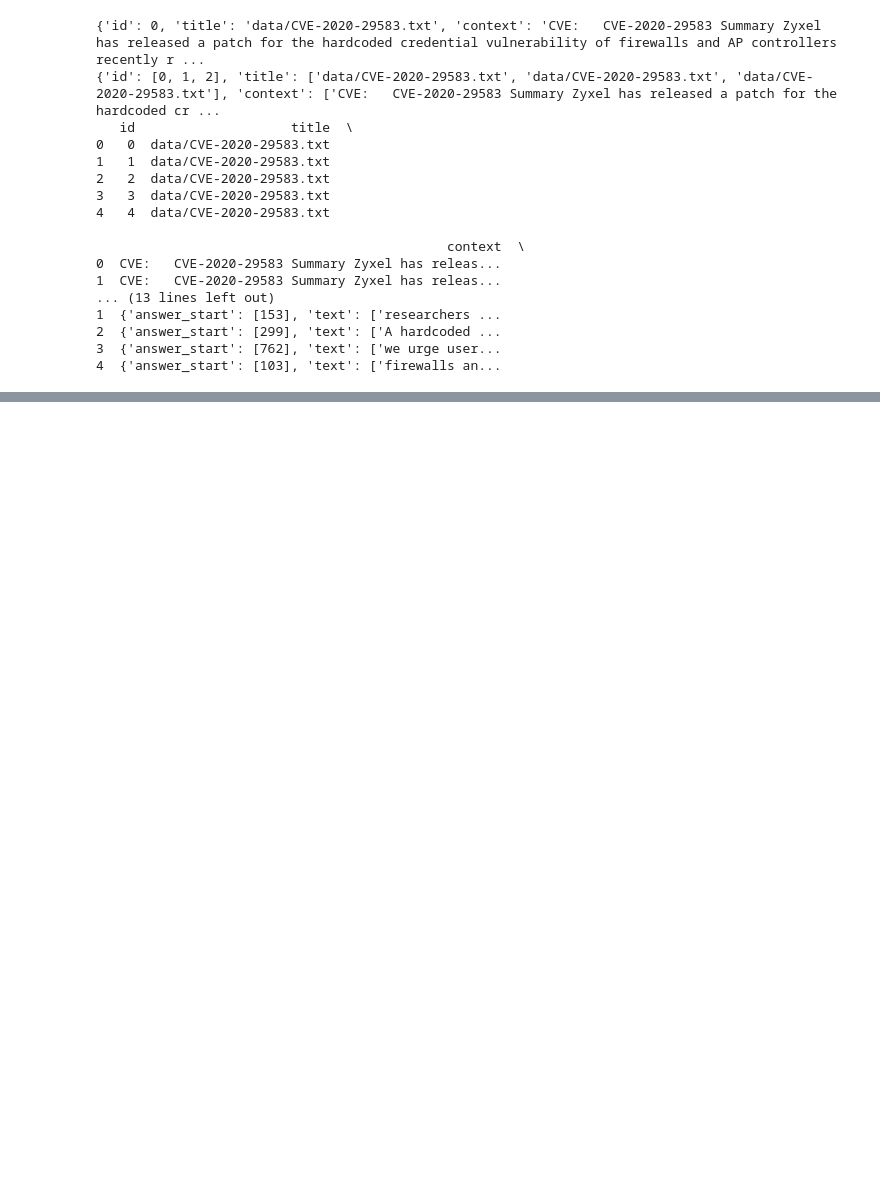
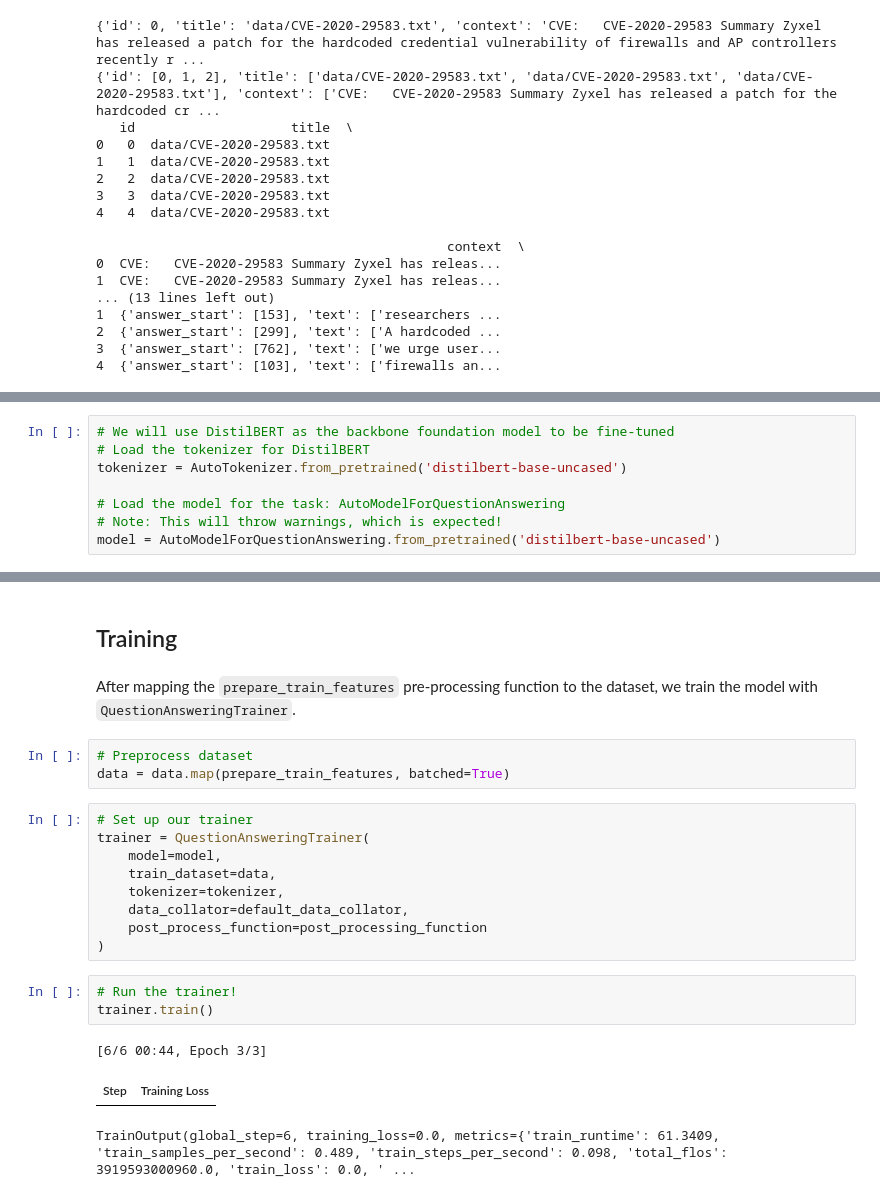
Before and after one commit to mxagar/rag-app-examples, a Jupyter notebook: qa-finetuning/qa_finetuning.ipynb, the cells around one changed output, grey strips where cells are left out. Saved outputs shown, nothing was run; the diff lists cells and outputs as text; blank space fills up the shorter version.

```diff
--- a/qa-finetuning/qa_finetuning.ipynb
+++ b/qa-finetuning/qa_finetuning.ipynb
@@ -141,0 +152,8 @@ print(df.head())
+# %%
+# We will use DistilBERT as the backbone foundation model to be fine-tuned
+# Load the tokenizer for DistilBERT
+tokenizer = AutoTokenizer.from_pretrained('distilbert-base-uncased')
+
+# Load the model for the task: AutoModelForQuestionAnswering
+# Note: This will throw warnings, which is expected!
+model = AutoModelForQuestionAnswering.from_pretrained('distilbert-base-uncased')
@@ -141,0 +519,23 @@ print(df.head())
+# %% [markdown]
+## Training
+# %% [markdown]
+After mapping the `prepare_train_features` pre-processing function to the dataset, we train the model with `QuestionAnsweringTrainer`.
+# %%
+# Preprocess dataset
+data = data.map(prepare_train_features, batched=True)
+# %%
+# Set up our trainer
+trainer = QuestionAnsweringTrainer(
+    model=model,
+    train_dataset=data,
+    tokenizer=tokenizer,
+    data_collator=default_data_collator,
+    post_process_function=post_processing_function
+)
+# %%
+# Run the trainer!
+trainer.train()
+# %% [output]
+[6/6 00:44, Epoch 3/3]
+| Step | Training Loss |
+TrainOutput(global_step=6, training_loss=0.0, metrics={'train_runtime': 61.3409, 'train_samples_per_second': 0.489, 'train_steps_per_second': 0.098, 'total_flos': 3919593000960.0, 'train_loss': 0.0, ' ...
```
Also changed, not shown: parts of 18 cells of this notebook, 1 other file.
